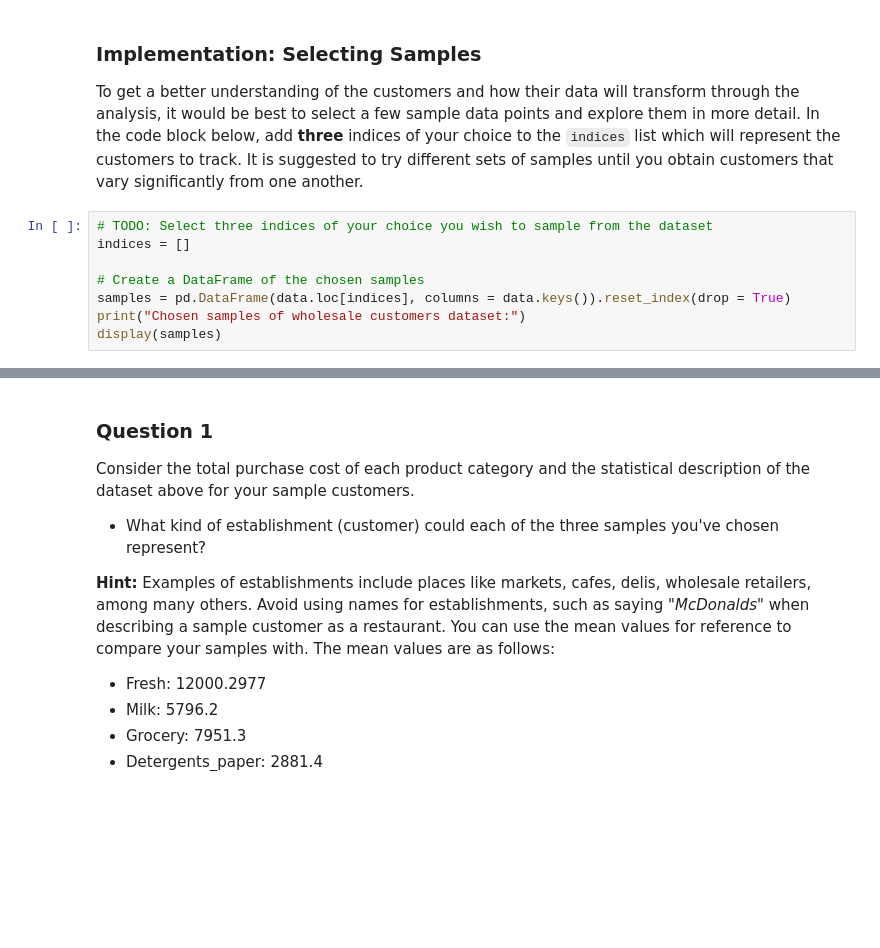
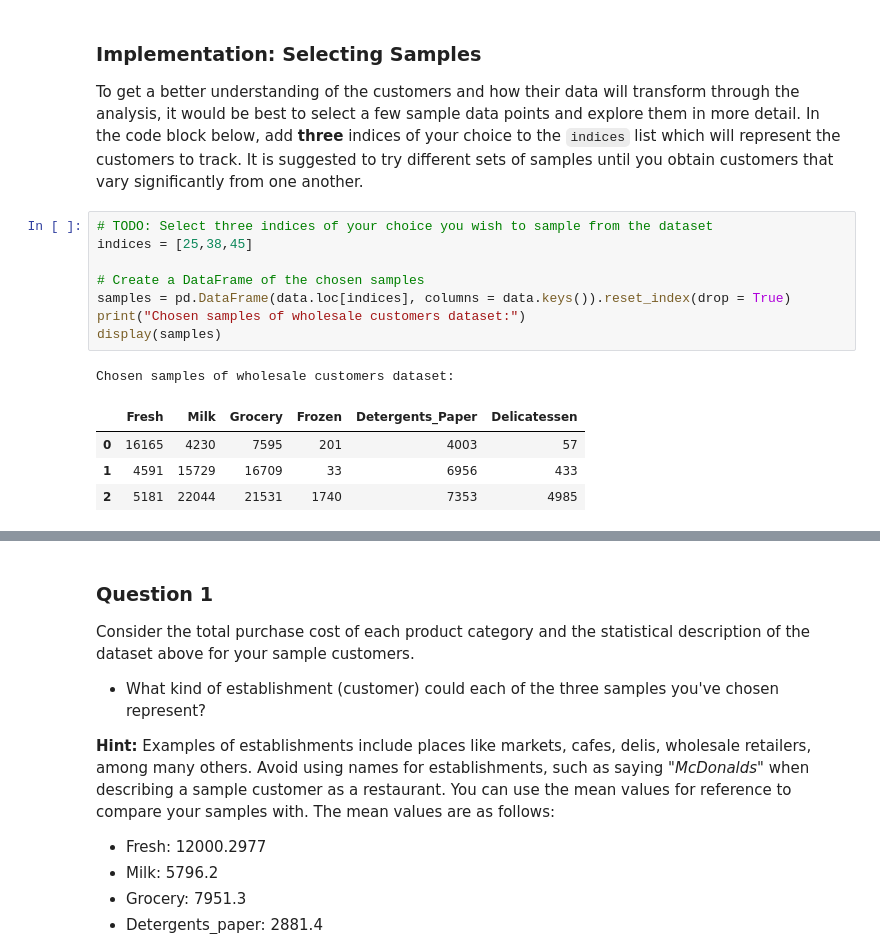
Before and after one commit to R-aryan/Creating-Customer-Segments, a Jupyter notebook: customer_segments.ipynb, the cells around one changed output, grey strips where cells are left out. Saved outputs shown, nothing was run; the diff lists cells and outputs as text; blank space fills up the shorter version.

```diff
--- a/customer_segments.ipynb
+++ b/customer_segments.ipynb
@@ -60,9 +60,15 @@ display(data.describe())
 To get a better understanding of the customers and how their data will transform through the analysis, it would be best to select a few sample data points and explore them in more detail. In the code block below, add **three** indices of your choice to the `indices` list which will represent the customers to track. It is suggested to try different sets of samples until you obtain customers that vary significantly from one another.
 # %%
 # TODO: Select three indices of your choice you wish to sample from the dataset
-indices = []
+indices = [25,38,45]
 
 # Create a DataFrame of the chosen samples
 samples = pd.DataFrame(data.loc[indices], columns = data.keys()).reset_index(drop = True)
 print("Chosen samples of wholesale customers dataset:")
 display(samples)
+# %% [output]
+Chosen samples of wholesale customers dataset:
+|  | Fresh | Milk | Grocery | Frozen | Detergents_Paper | Delicatessen |
+| 0 | 16165 | 4230 | 7595 | 201 | 4003 | 57 |
+| 1 | 4591 | 15729 | 16709 | 33 | 6956 | 433 |
+| 2 | 5181 | 22044 | 21531 | 1740 | 7353 | 4985 |
```
Also changed, not shown: parts of 1 cell of this notebook.
